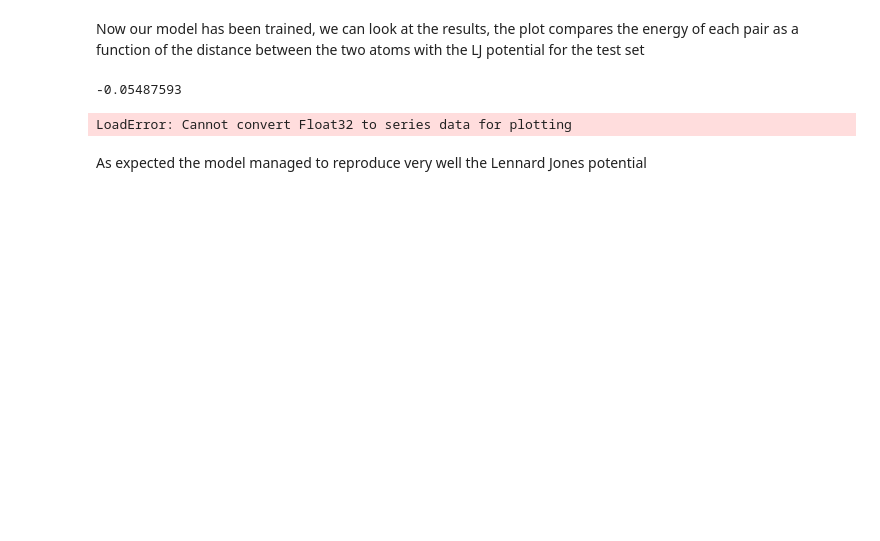
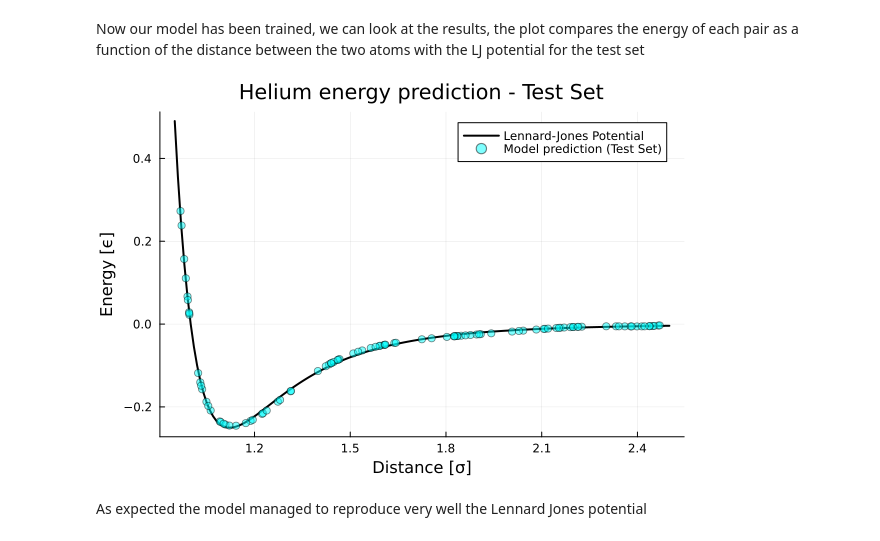
Before and after one commit to GianmarcoBiagi/SymmLearn, a Jupyter notebook: examples/Diatomic Helium Example.ipynb, the cells around one changed output. Saved outputs shown, nothing was run; the diff lists cells and outputs as text; code cells hidden in the pictures; blank space fills up the shorter version.

```diff
--- a/examples/Diatomic Helium Example.ipynb
+++ b/examples/Diatomic Helium Example.ipynb
@@ -81,37 +116,38 @@ last_model, best_model, train_loss, val_loss = train_model!(
 Now our model has been trained, we can look at the results, the plot compares the energy of each pair as a function of the distance between the two atoms with the LJ potential for the test set
 # %%
 # Denormalize model predictions for the test set using Z-score inversion
-test_guess = dispatch(Test_data[1], best_model) .* energy_std .+ energy_mean
+
+test_guess = dispatch(Test_data[1][:,:], best_model) .* energy_std .+ energy_mean
+
 
 
 # Extract interatomic distances from the test set (for plotting)
 test_distances = [Test_data[1][i][2].coord[1] for i in 1:size(Test_data[1], 1)]
 
 
 # Define Lennard-Jones potential curve for reference
 r = 0.95:0.01:2.5
 lj_energy =  ((1 ./ r).^12 .- (1 ./ r).^6)
 
 plot(r, lj_energy,
     label="Lennard-Jones Potential",
     color="black",
     lw=2
 )
 
 # Plot predictions vs Lennard-Jones potential
 scatter!(test_distances, test_guess,
     label="Model prediction (Test Set)",
     alpha=0.5,
     color="cyan"
 )
 
 
 
 xlabel!("Distance [σ]")
 ylabel!("Energy [ϵ]")
 title!("Helium energy prediction - Test Set")
 # %% [output]
--0.05487593
-LoadError: Cannot convert Float32 to series data for plotting
+[figure, added]
 # %% [markdown]
 As expected the model managed to reproduce very well the Lennard Jones potential
```
Also changed, not shown: parts of 6 cells of this notebook, 3 other files.
